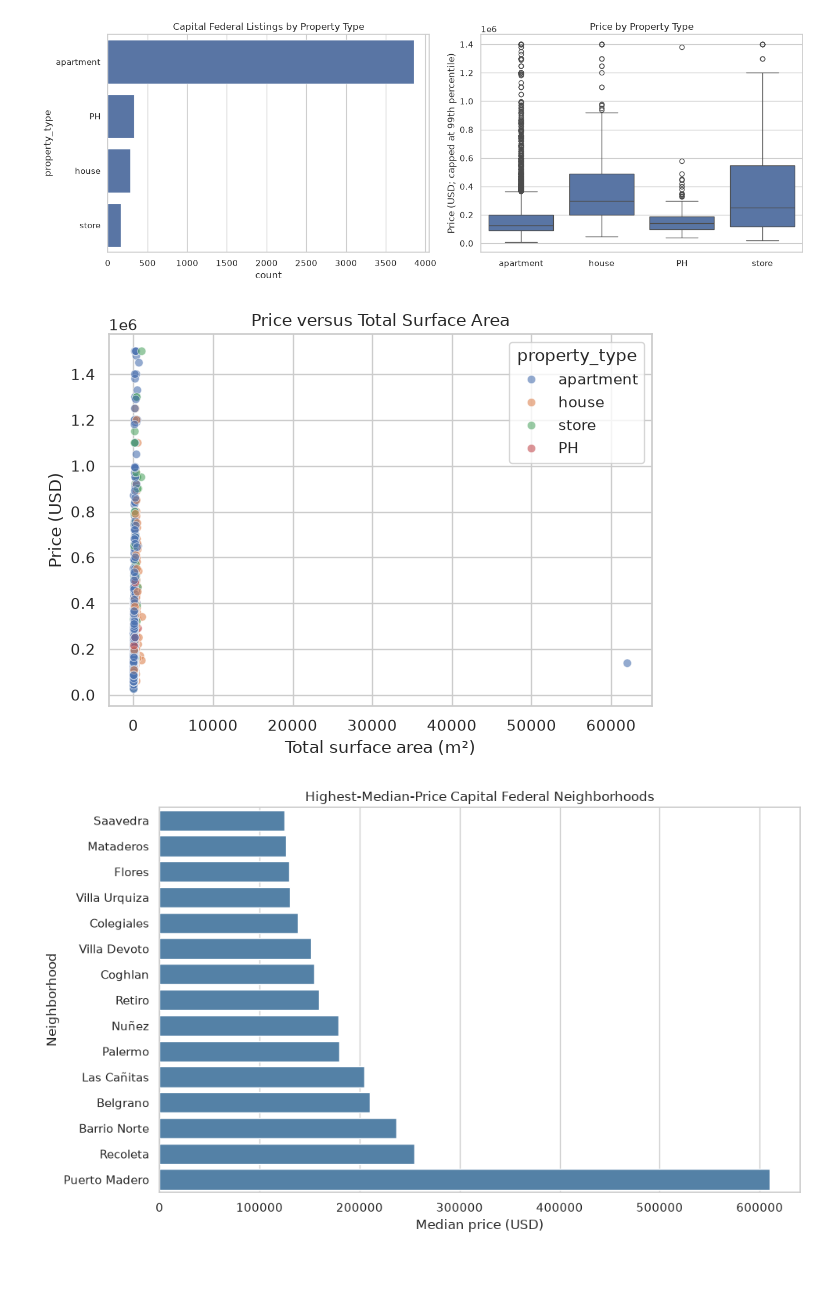
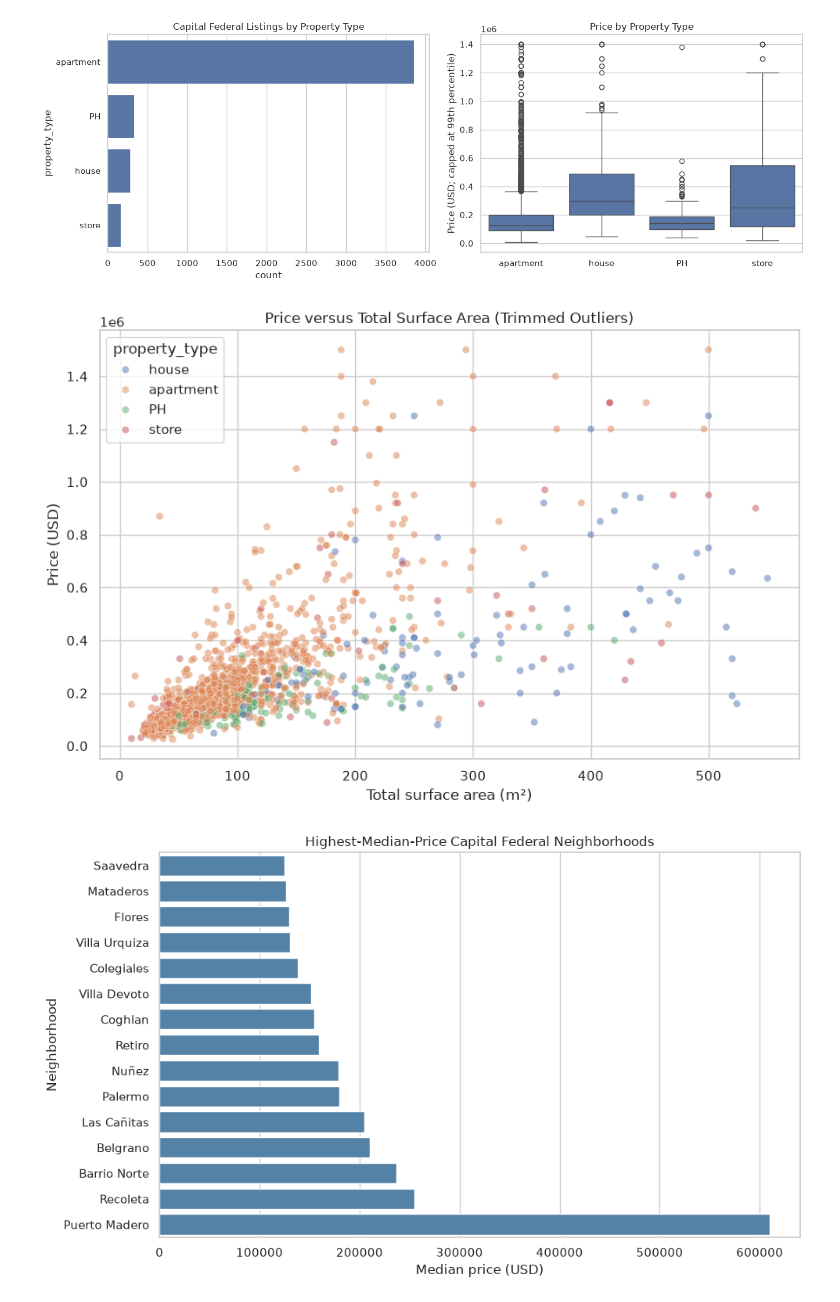
Before and after one commit to DominicNyabuto/Data-Science-Machine-Learning-Projects-, a Jupyter notebook: Project-2/notebook.ipynb, the cells around one changed output. Drawn from its saved outputs; the diff is of its cells as text; code cells hidden in the pictures; blank space fills up the shorter version.

```diff
--- a/Project-2/notebook.ipynb
+++ b/Project-2/notebook.ipynb
@@ -241,29 +241,37 @@ axes[1].set_ylabel("Price (USD; capped at 99th percentile)")
 plt.tight_layout()
 # %% [output]
 [figure]
-# %%
-plot_size = capital[
-    ["surface_total_in_m2", "price_aprox_usd", "property_type"]
-].dropna()
-plot_size = plot_size.loc[plot_size["surface_total_in_m2"] > 0]
-plot_size = plot_size.loc[
-    plot_size["price_aprox_usd"] <= plot_size["price_aprox_usd"].quantile(0.99)
-]
-plot_size = plot_size.sample(min(2500, len(plot_size)), random_state=42)
-
-sns.scatterplot(
-    data=plot_size,
-    x="surface_total_in_m2",
-    y="price_aprox_usd",
-    hue="property_type",
-    alpha=0.6,
-)
-plt.title("Price versus Total Surface Area")
-plt.xlabel("Total surface area (m²)")
-plt.ylabel("Price (USD)")
-plt.tight_layout()
-# %% [output]
-[figure, removed]
+# %%
+plot_size = capital[
+    ["surface_total_in_m2", "price_aprox_usd", "property_type"]
+].dropna()
+
+# Remove non-positive values
+plot_size = plot_size.loc[plot_size["surface_total_in_m2"] > 0]
+
+# Trim upper 1% outliers on BOTH price and surface area
+plot_size = plot_size.loc[
+    (plot_size["price_aprox_usd"] <= plot_size["price_aprox_usd"].quantile(0.99))
+    & (plot_size["surface_total_in_m2"] <= plot_size["surface_total_in_m2"].quantile(0.99))
+]
+
+plot_size = plot_size.sample(min(2500, len(plot_size)), random_state=42)
+
+plt.figure(figsize=(9, 6))
+sns.scatterplot(
+    data=plot_size,
+    x="surface_total_in_m2",
+    y="price_aprox_usd",
+    hue="property_type",
+    alpha=0.5,
+)
+plt.title("Price versus Total Surface Area (Trimmed Outliers)")
+plt.xlabel("Total surface area (m²)")
+plt.ylabel("Price (USD)")
+plt.tight_layout()
+plt.show()
+# %% [output]
+[figure, added]
 # %%
 neighborhood_summary = (
     capital.groupby("neighborhood")
```
Also changed, not shown: parts of 1 cell of this notebook.
